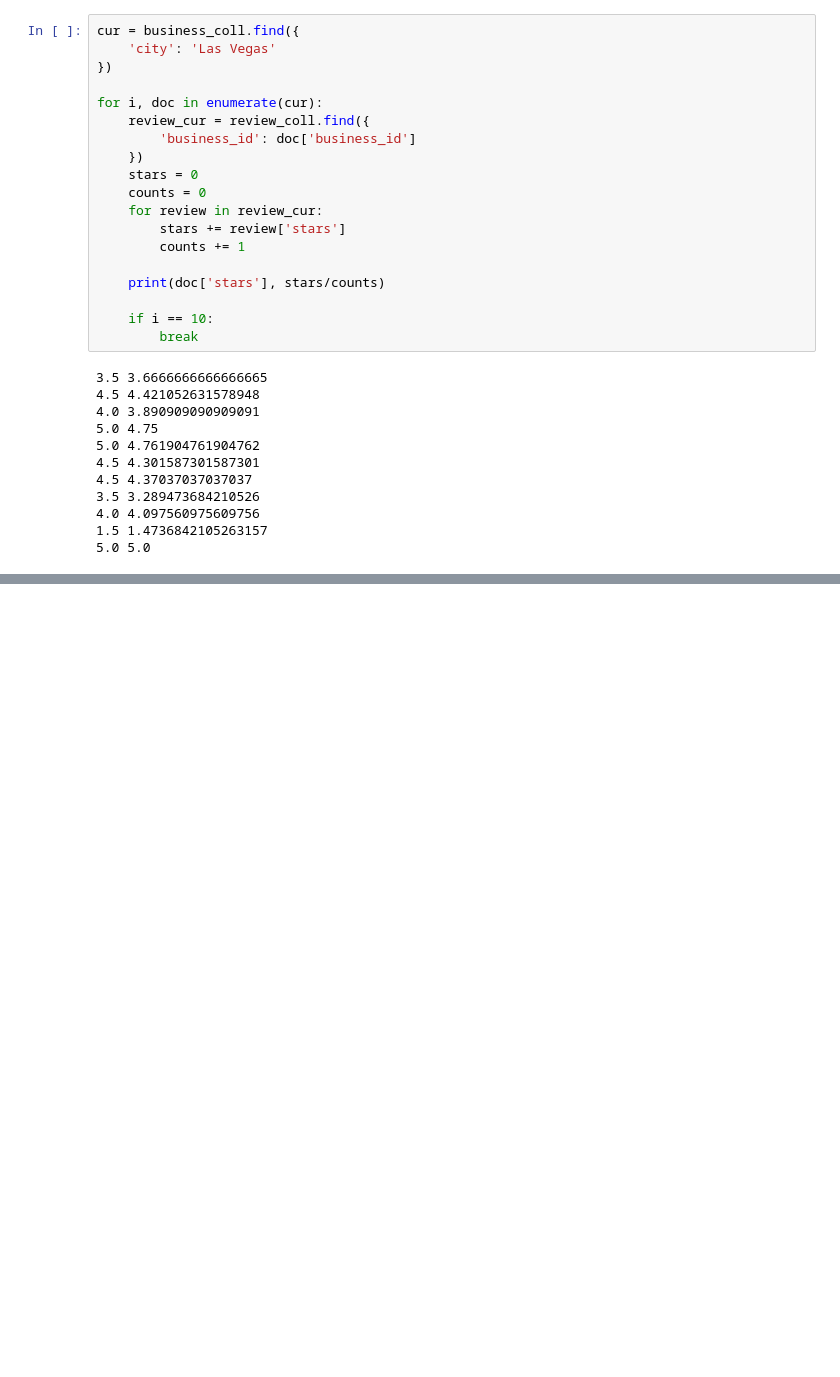
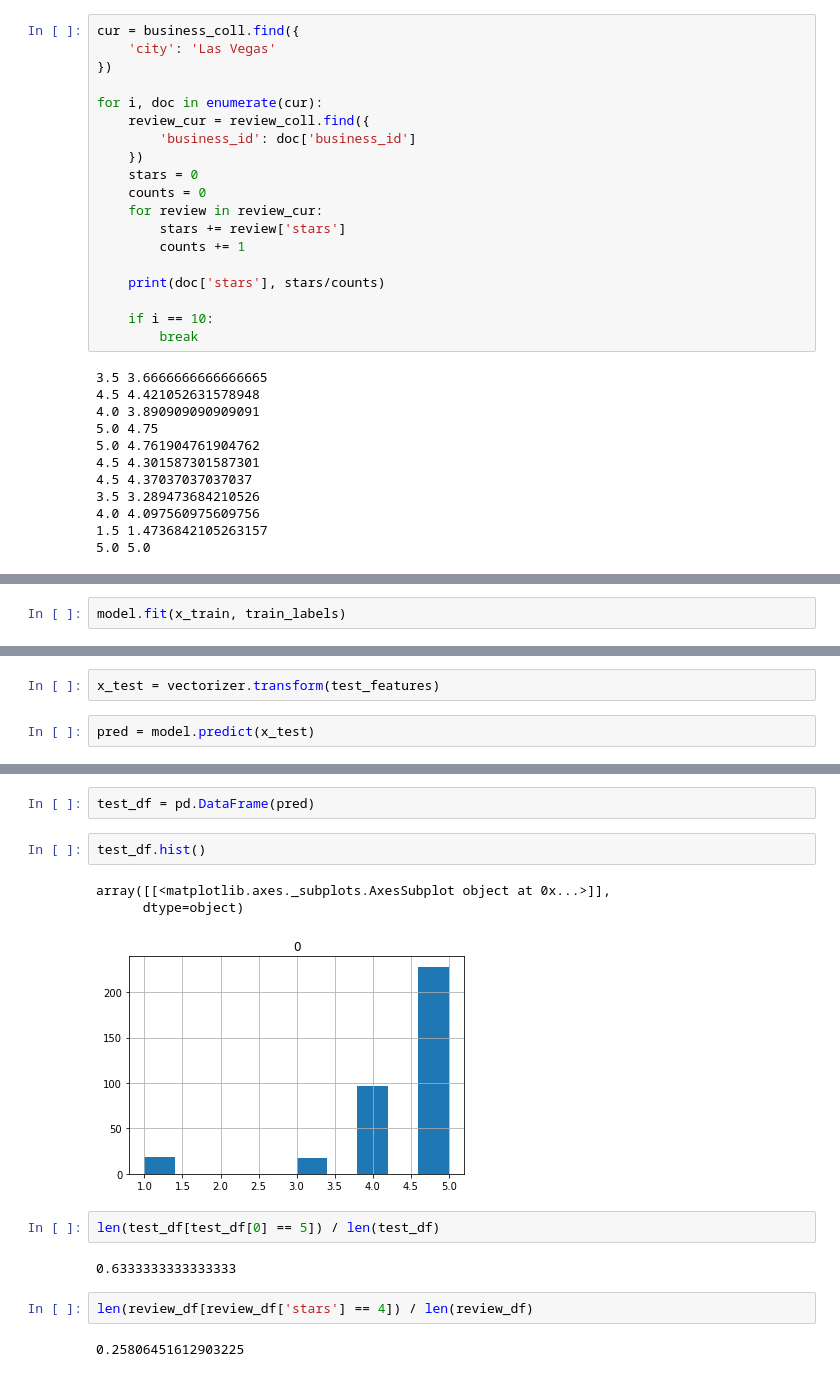
Before and after one commit to glmack/review_text_classifier, a Jupyter notebook: data_understanding.ipynb, the cells around one changed output, grey strips where cells are left out. Saved outputs shown, nothing was run; the diff lists cells and outputs as text; blank space fills up the shorter version.

Commit message:
add basic classifier model

```diff
--- a/data_understanding.ipynb
+++ b/data_understanding.ipynb
@@ -177,0 +213,2 @@ for i, doc in enumerate(cur):
+# %%
+model.fit(x_train, train_labels)
@@ -177,0 +220,4 @@ for i, doc in enumerate(cur):
+# %%
+x_test = vectorizer.transform(test_features)
+# %%
+pred = model.predict(x_test)
@@ -177,0 +236,16 @@ for i, doc in enumerate(cur):
+# %%
+test_df = pd.DataFrame(pred)
+# %%
+test_df.hist()
+# %% [output]
+array([[<matplotlib.axes._subplots.AxesSubplot object at 0x...>]],
+      dtype=object)
+[figure, added]
+# %%
+len(test_df[test_df[0] == 5]) / len(test_df)
+# %% [output]
+0.6333333333333333
+# %%
+len(review_df[review_df['stars'] == 4]) / len(review_df)
+# %% [output]
+0.25806451612903225
```
Also changed, not shown: parts of 10 cells of this notebook.
